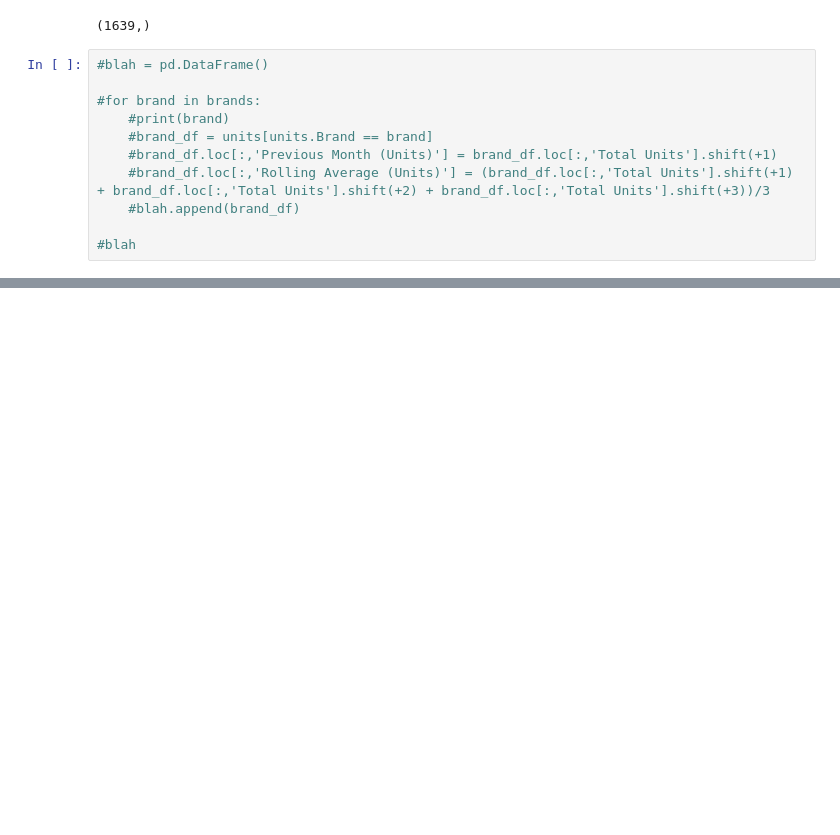
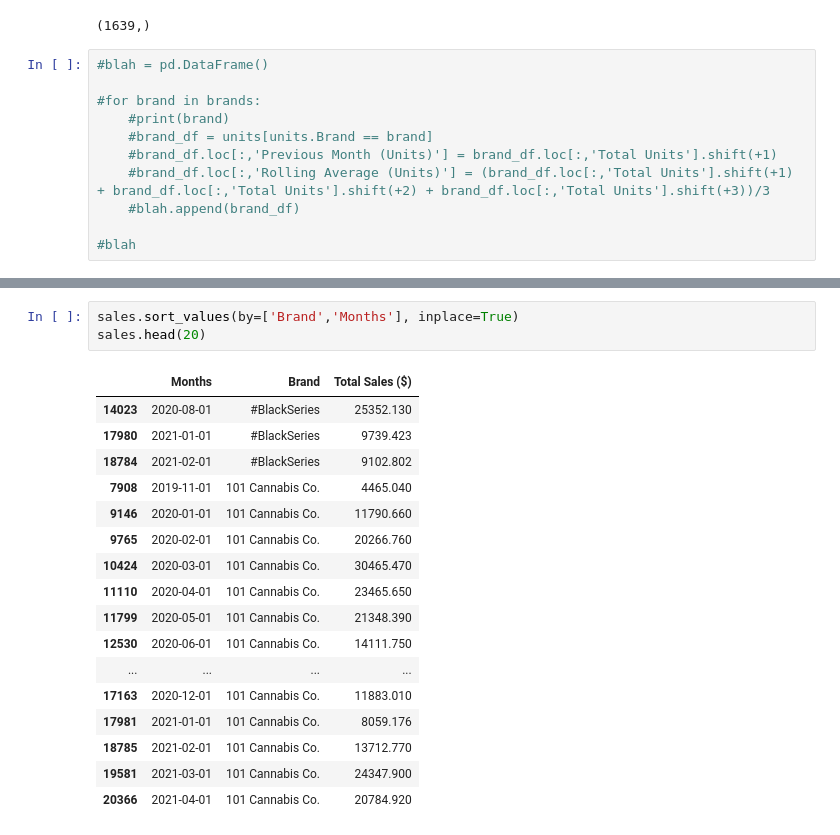
Before and after one commit to randallwc/CSM148.3, a Jupyter notebook: proj3.ipynb, the cells around one changed output, grey strips where cells are left out. Cells and saved outputs as stored; diff of their text form; blank space fills up the shorter version.

```diff
--- a/proj3.ipynb
+++ b/proj3.ipynb
@@ -396,0 +406,21 @@ np.unique(brands).shape
+# %%
+sales.sort_values(by=['Brand','Months'], inplace=True)
+sales.head(20)
+# %% [output]
+|  | Months | Brand | Total Sales ($) |
+| 14023 | 2020-08-01 | #BlackSeries | 25352.130 |
+| 17980 | 2021-01-01 | #BlackSeries | 9739.423 |
+| 18784 | 2021-02-01 | #BlackSeries | 9102.802 |
+| 7908 | 2019-11-01 | 101 Cannabis Co. | 4465.040 |
+| 9146 | 2020-01-01 | 101 Cannabis Co. | 11790.660 |
+| 9765 | 2020-02-01 | 101 Cannabis Co. | 20266.760 |
+| 10424 | 2020-03-01 | 101 Cannabis Co. | 30465.470 |
+| 11110 | 2020-04-01 | 101 Cannabis Co. | 23465.650 |
+| 11799 | 2020-05-01 | 101 Cannabis Co. | 21348.390 |
+| 12530 | 2020-06-01 | 101 Cannabis Co. | 14111.750 |
+| ... | ... | ... | ... |
+| 17163 | 2020-12-01 | 101 Cannabis Co. | 11883.010 |
+| 17981 | 2021-01-01 | 101 Cannabis Co. | 8059.176 |
+| 18785 | 2021-02-01 | 101 Cannabis Co. | 13712.770 |
+| 19581 | 2021-03-01 | 101 Cannabis Co. | 24347.900 |
+| 20366 | 2021-04-01 | 101 Cannabis Co. | 20784.920 |
```
Also changed, not shown: parts of 14 cells of this notebook.
